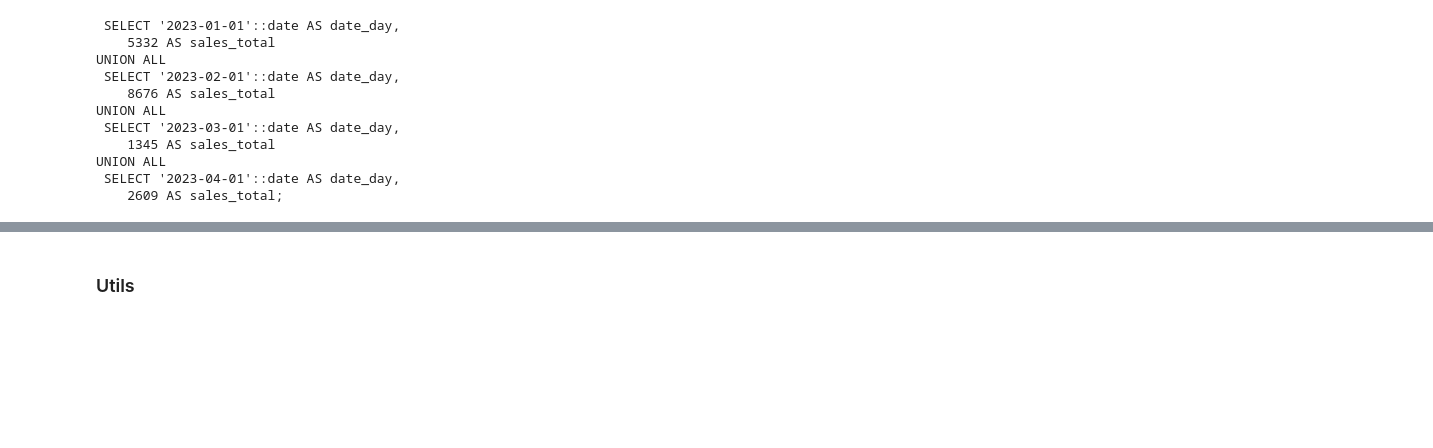
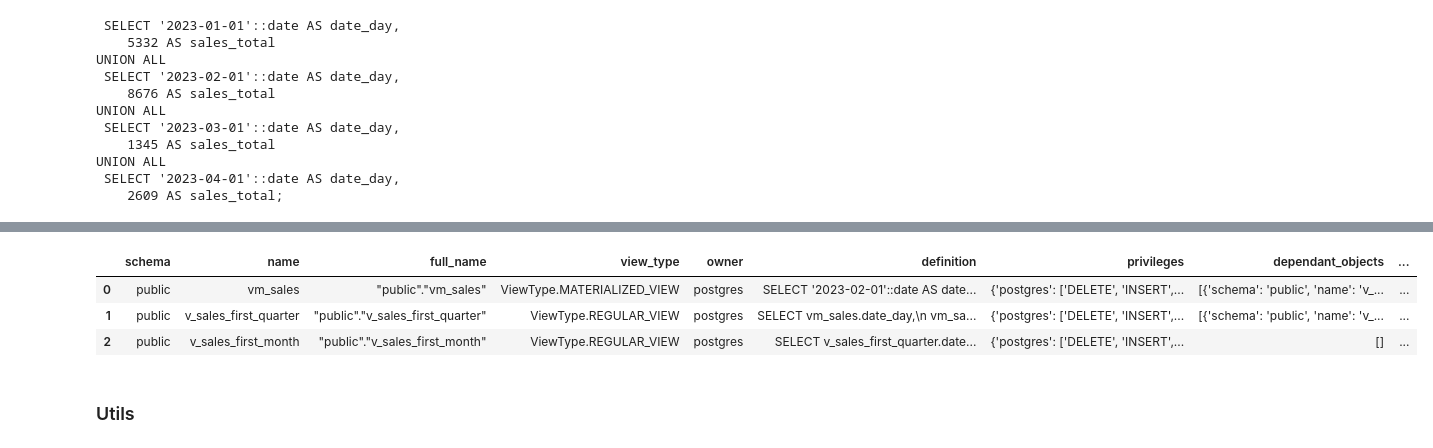
Before and after one commit to YuriyKozhev/SqlDbClient, a Jupyter notebook: notebooks/Usage.ipynb, the cells around one changed output, grey strips where cells are left out. Drawn from its saved outputs; the diff is of its cells as text; code cells hidden in the pictures; blank space fills up the shorter version.

```diff
--- a/notebooks/Usage.ipynb
+++ b/notebooks/Usage.ipynb
@@ -367,0 +422,3 @@ pg_executor.execute('''
+# %%
+vm_sales = SqlViewFactory('vm_sales', 'public', pg_executor).create()
+vm_sales
@@ -368,3 +444,10 @@ pg_executor.execute('''
+# %%
+pd.DataFrame([vm_sales] + vm_sales.dependant_objects).full_display(width=True)
+# %% [output]
+|  | schema | name | full_name | view_type | owner | definition | privileges | dependant_objects | ... |
+| 0 | public | vm_sales | "public"."vm_sales" | ViewType.MATERIALIZED_VIEW | postgres | SELECT '2023-02-01'::date AS date... | {'postgres': ['DELETE', 'INSERT',... | [{'schema': 'public', 'name': 'v_... | ... |
+| 1 | public | v_sales_first_quarter | "public"."v_sales_first_quarter" | ViewType.REGULAR_VIEW | postgres | SELECT vm_sales.date_day,\n vm_sa... | {'postgres': ['DELETE', 'INSERT',... | [{'schema': 'public', 'name': 'v_... | ... |
+| 2 | public | v_sales_first_month | "public"."v_sales_first_month" | ViewType.REGULAR_VIEW | postgres | SELECT v_sales_first_quarter.date... | {'postgres': ['DELETE', 'INSERT',... | [] | ... |
 # %% [markdown]
 ### Utils
 # %%
```
Also changed, not shown: parts of 18 cells of this notebook.
